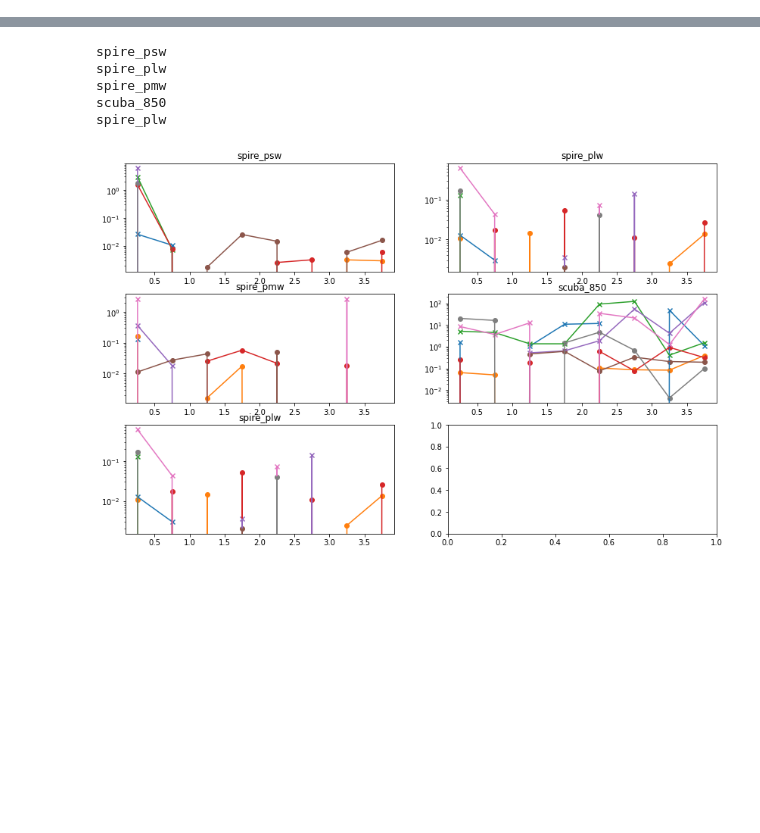
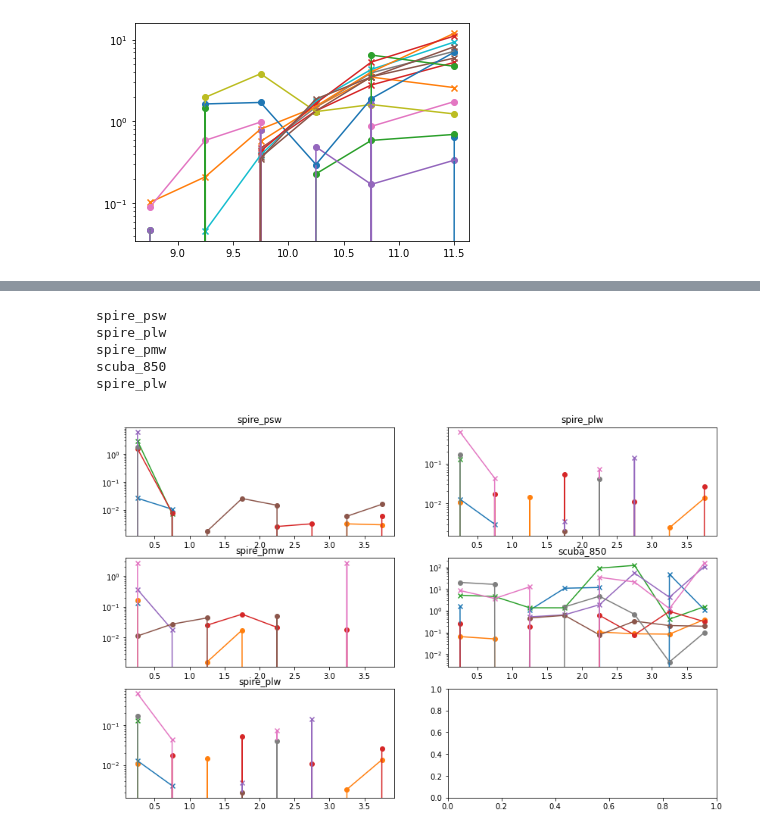
Before and after one commit to marcoviero/simstack2, a Jupyter notebook: example_simstack2.ipynb, the cells around one changed output, grey strips where cells are left out. Drawn from its saved outputs; the diff is of its cells as text; code cells hidden in the pictures; blank space fills up the shorter version.

```diff
--- a/example_simstack2.ipynb
+++ b/example_simstack2.ipynb
@@ -23,3 +36,22 @@ display(HTML("<style>.container { width:90% !important; }</style>"))
+# %%
+split_dict = json.loads(uvista.config_dict['catalog']['classification'])
+zbins = np.array(json.loads(split_dict['redshift']['bins']))
+mbins = np.array(json.loads(split_dict['stellar_mass']['bins']))
+x = (mbins[:-1]+mbins[1:])/2
+wv = 'spire_plw'
+marker=['o','x']
+
+for flux_group in uvista.results_dict[wv]['flux_density']:
+    k=0
+    i=0
+    for pop in np.arange(np.shape(flux_group)[1]):
+        plt.plot(x, flux_group[:,pop]*1e3)
+        plt.scatter(x, flux_group[:,pop]*1e3, marker=marker[k])
+        plt.yscale('log')
+        k+=1
+        i+=1
+# %% [output]
+[figure, added]
 # %%
 path_ini_file = os.path.join("examples","cosmos.ini")
 cosmos = SimstackWrapper(path_ini_file, stack_automatically=True)
```
Also changed, not shown: parts of 17 cells of this notebook, 7 other files.
